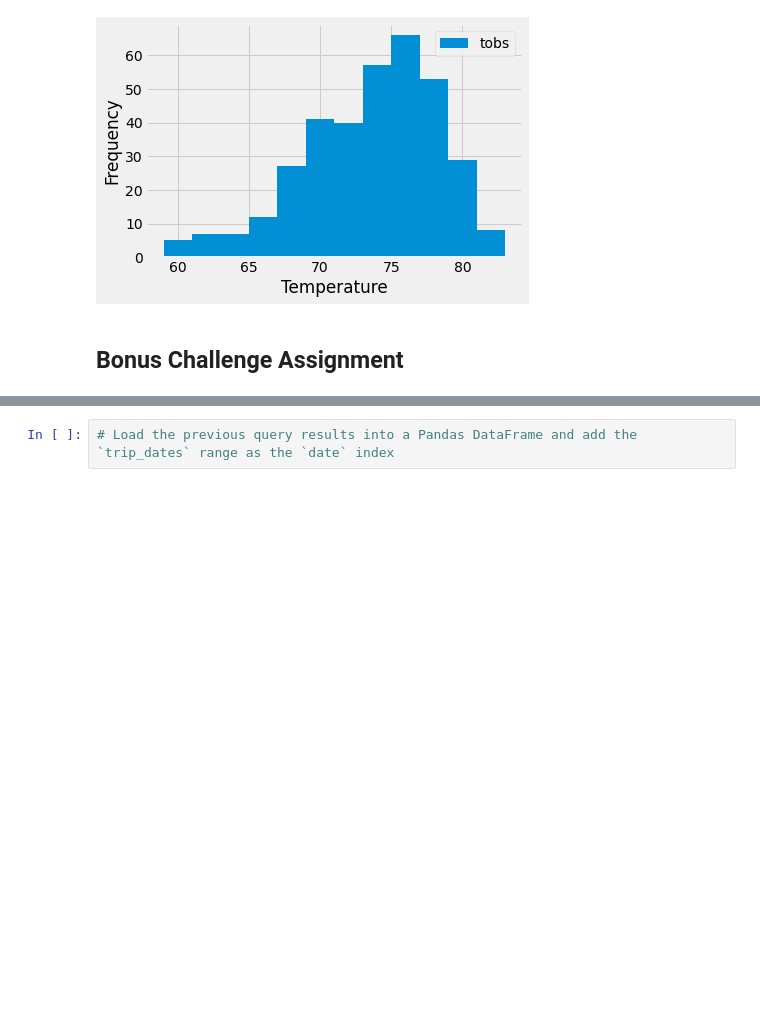
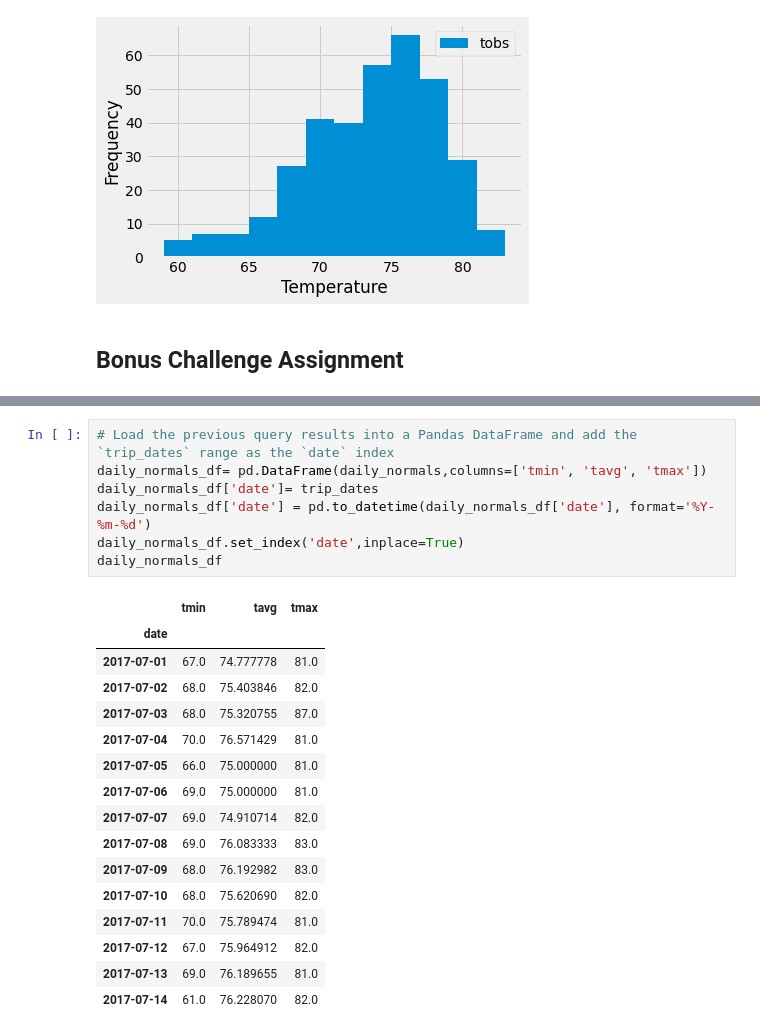
Before and after one commit to kramskb1/Surfs-Up-sqlalchemychallenge, a Jupyter notebook: climate_analysis.ipynb, the cells around one changed output, grey strips where cells are left out. Cells and saved outputs as stored; diff of their text form; blank space fills up the shorter version.

```diff
--- a/climate_analysis.ipynb
+++ b/climate_analysis.ipynb
@@ -174,4 +233,26 @@ daily_normals("01-01")
 # %%
 # Load the previous query results into a Pandas DataFrame and add the `trip_dates` range as the `date` index
+daily_normals_df= pd.DataFrame(daily_normals,columns=['tmin', 'tavg', 'tmax'])
+daily_normals_df['date']= trip_dates
+daily_normals_df['date'] = pd.to_datetime(daily_normals_df['date'], format='%Y-%m-%d')
+daily_normals_df.set_index('date',inplace=True)
+daily_normals_df
+# %% [output]
+|  | tmin | tavg | tmax |
+| date |  |  |  |
+| 2017-07-01 | 67.0 | 74.777778 | 81.0 |
+| 2017-07-02 | 68.0 | 75.403846 | 82.0 |
+| 2017-07-03 | 68.0 | 75.320755 | 87.0 |
+| 2017-07-04 | 70.0 | 76.571429 | 81.0 |
+| 2017-07-05 | 66.0 | 75.000000 | 81.0 |
+| 2017-07-06 | 69.0 | 75.000000 | 81.0 |
+| 2017-07-07 | 69.0 | 74.910714 | 82.0 |
+| 2017-07-08 | 69.0 | 76.083333 | 83.0 |
+| 2017-07-09 | 68.0 | 76.192982 | 83.0 |
+| 2017-07-10 | 68.0 | 75.620690 | 82.0 |
+| 2017-07-11 | 70.0 | 75.789474 | 81.0 |
+| 2017-07-12 | 67.0 | 75.964912 | 82.0 |
+| 2017-07-13 | 69.0 | 76.189655 | 81.0 |
+| 2017-07-14 | 61.0 | 76.228070 | 82.0 |
 # %%
 # Plot the daily normals as an area plot with `stacked=False`
```
Also changed, not shown: parts of 7 cells of this notebook.
